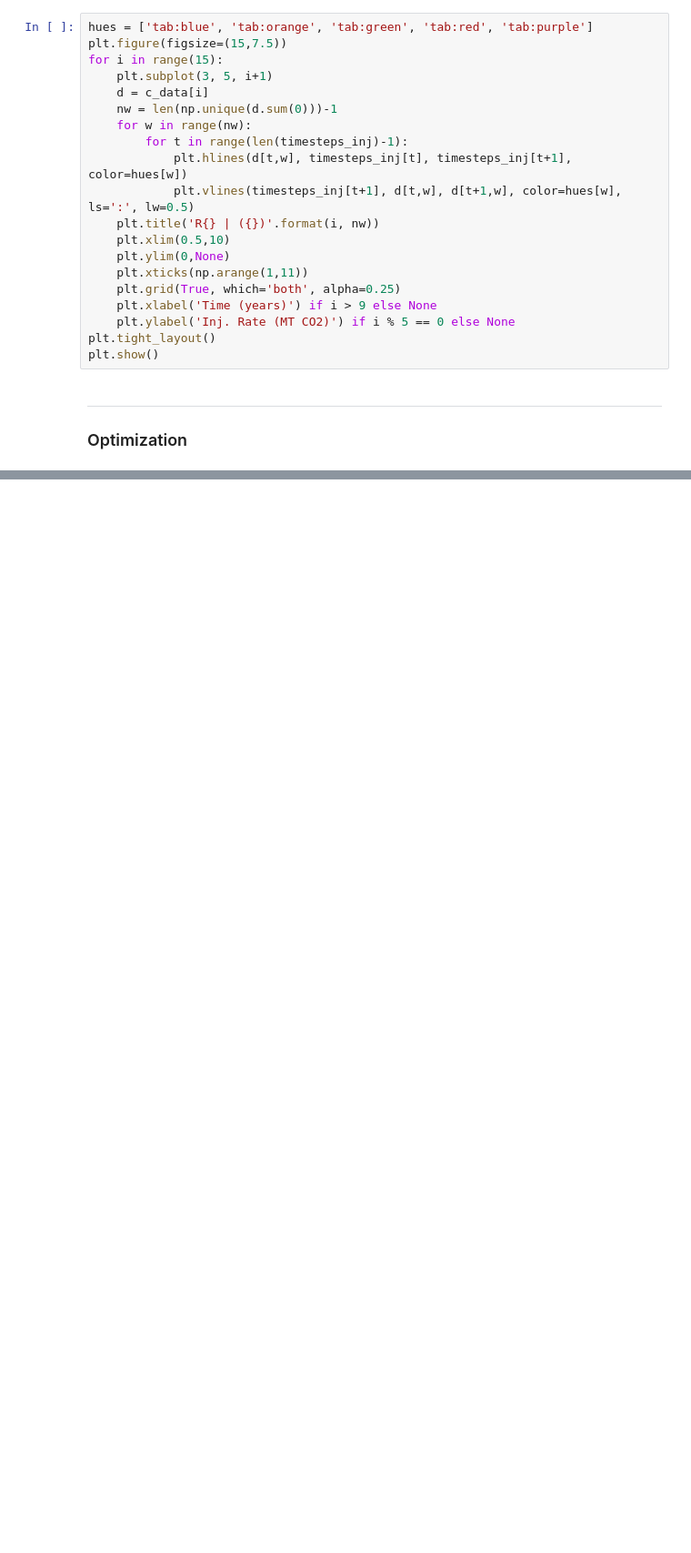
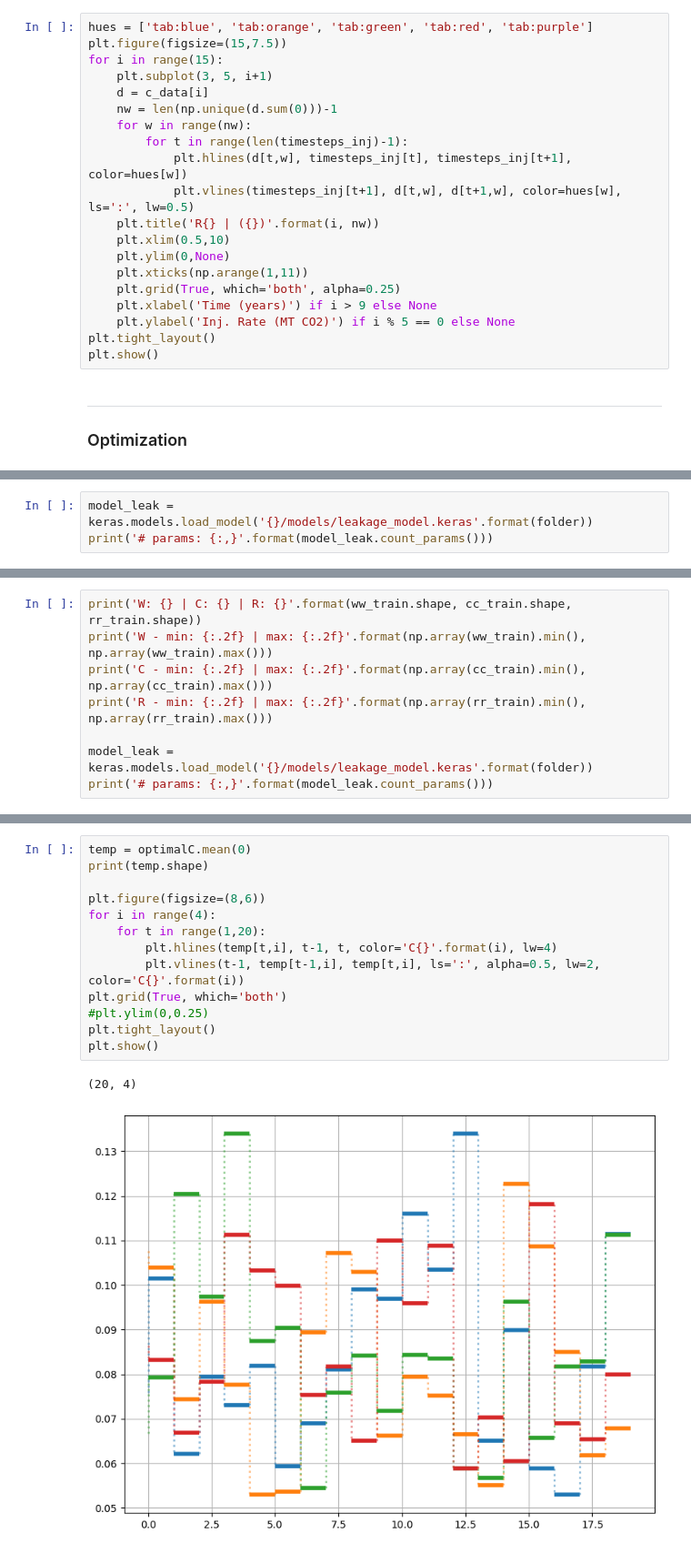
Before and after one commit to misaelmmorales/Placement-Control-Optim-CO2, a Jupyter notebook: pix2vid-opt.ipynb, the cells around one changed output, grey strips where cells are left out. Shown at 91% size. Saved outputs shown, nothing was run; the diff lists cells and outputs as text; blank space fills up the shorter version.

```diff
--- a/pix2vid-opt.ipynb
+++ b/pix2vid-opt.ipynb
@@ -209,0 +340,3 @@ plt.show()
+# %%
+model_leak = keras.models.load_model('{}/models/leakage_model.keras'.format(folder))
+print('# params: {:,}'.format(model_leak.count_params()))
@@ -209,0 +427,8 @@ plt.show()
+# %%
+print('W: {} | C: {} | R: {}'.format(ww_train.shape, cc_train.shape, rr_train.shape))
+print('W - min: {:.2f} | max: {:.2f}'.format(np.array(ww_train).min(), np.array(ww_train).max()))
+print('C - min: {:.2f} | max: {:.2f}'.format(np.array(cc_train).min(), np.array(cc_train).max()))
+print('R - min: {:.2f} | max: {:.2f}'.format(np.array(rr_train).min(), np.array(rr_train).max()))
+
+model_leak = keras.models.load_model('{}/models/leakage_model.keras'.format(folder))
+print('# params: {:,}'.format(model_leak.count_params()))
@@ -209,0 +501,16 @@ plt.show()
+# %%
+temp = optimalC.mean(0)
+print(temp.shape)
+
+plt.figure(figsize=(8,6))
+for i in range(4):
+    for t in range(1,20):
+        plt.hlines(temp[t,i], t-1, t, color='C{}'.format(i), lw=4)
+        plt.vlines(t-1, temp[t-1,i], temp[t,i], ls=':', alpha=0.5, lw=2, color='C{}'.format(i))
+plt.grid(True, which='both')
+#plt.ylim(0,0.25)
+plt.tight_layout()
+plt.show()
+# %% [output]
+(20, 4)
+[figure, added]
```
Also changed, not shown: parts of 20 cells of this notebook, 7 other files.
